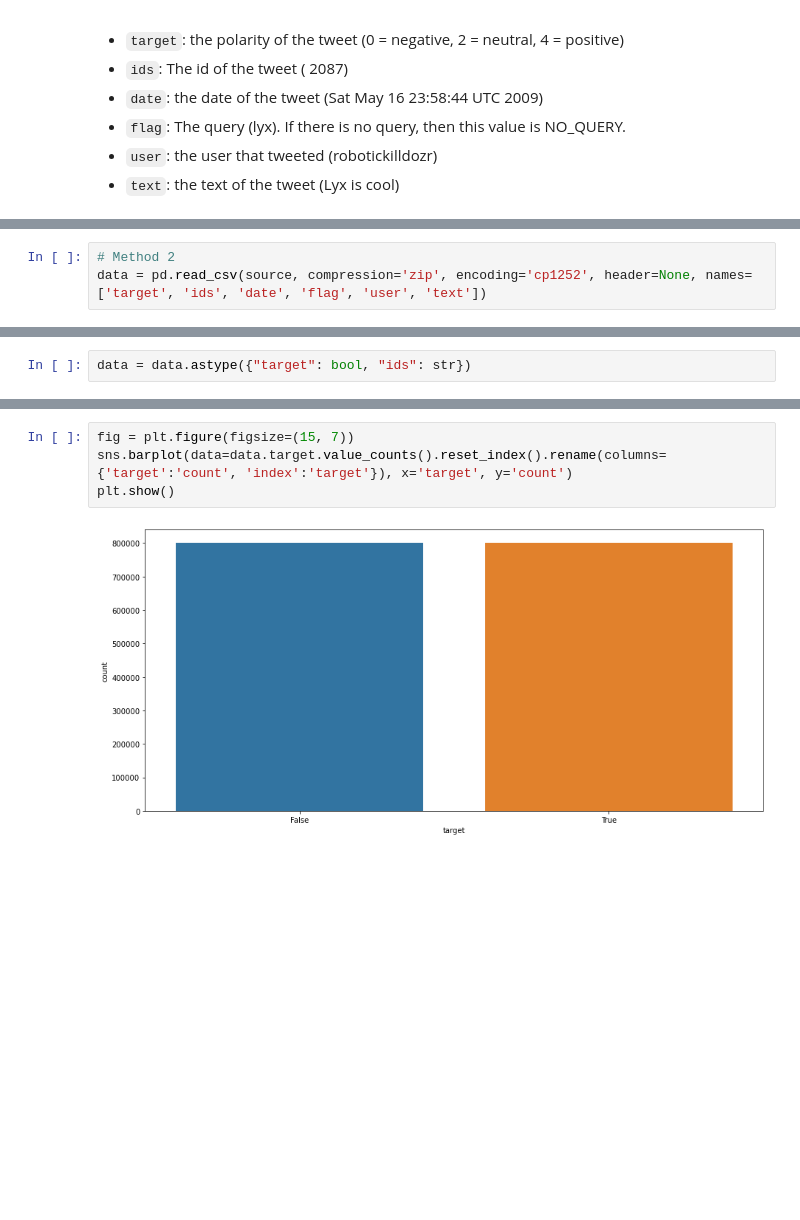
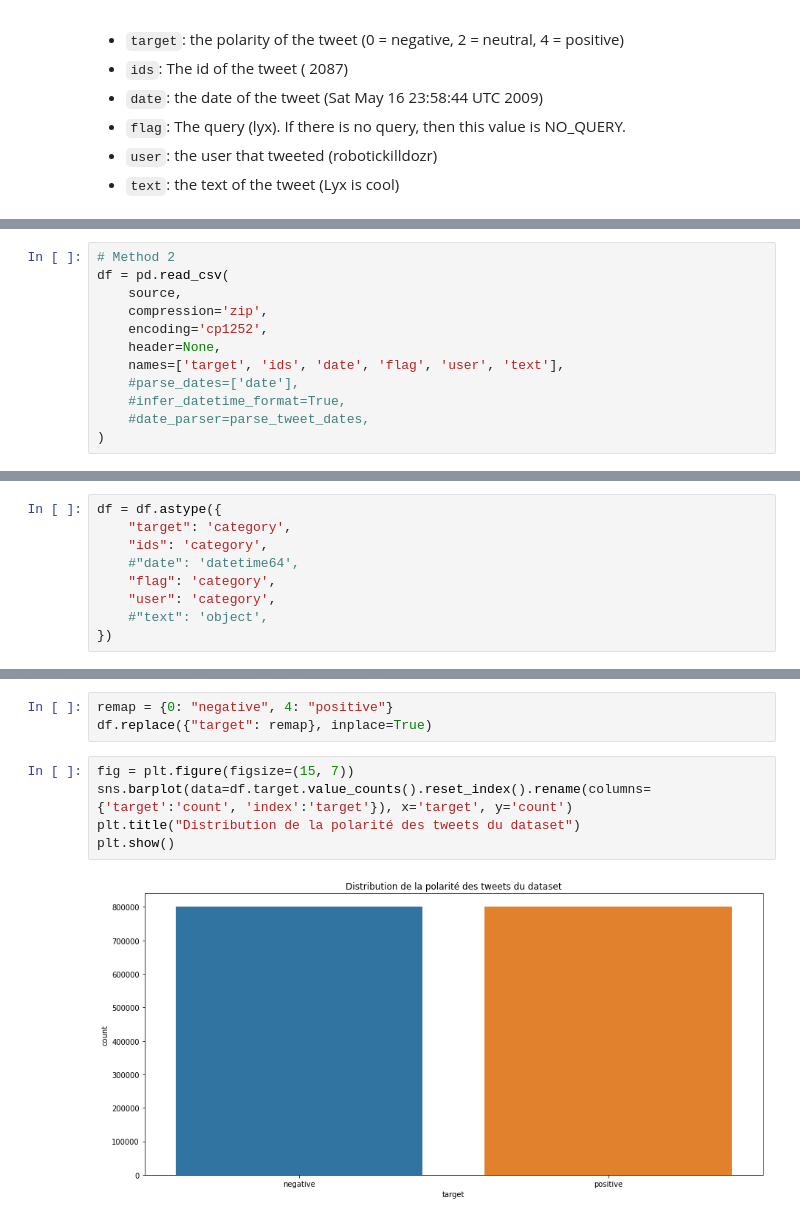
Before and after one commit to Valkea/OC_AI_07, a Jupyter notebook: 01_EDA.ipynb, the cells around one changed output, grey strips where cells are left out. Saved outputs shown, nothing was run; the diff lists cells and outputs as text; blank space fills up the shorter version.

```diff
--- a/01_EDA.ipynb
+++ b/01_EDA.ipynb
@@ -29,3 +28,12 @@ data = pd.read_csv(zip_file.open('training.1600000.processed.noemoticon.csv'), e
 # %%
 # Method 2
-data = pd.read_csv(source, compression='zip', encoding='cp1252', header=None, names=['target', 'ids', 'date', 'flag', 'user', 'text'])
+df = pd.read_csv(
+    source,
+    compression='zip',
+    encoding='cp1252',
+    header=None,
+    names=['target', 'ids', 'date', 'flag', 'user', 'text'],
+    #parse_dates=['date'],
+    #infer_datetime_format=True,
+    #date_parser=parse_tweet_dates,
+)
@@ -45,2 +65,9 @@ data.head()
 # %%
-data = data.astype({"target": bool, "ids": str})
+df = df.astype({
+    "target": 'category',
+    "ids": 'category',
+    #"date": 'datetime64',
+    "flag": 'category',
+    "user": 'category',
+    #"text": 'object',
+})
@@ -72,6 +102,10 @@ Name: target, dtype: int64
+# %%
+remap = {0: "negative", 4: "positive"}
+df.replace({"target": remap}, inplace=True)
 # %%
 fig = plt.figure(figsize=(15, 7))
-sns.barplot(data=data.target.value_counts().reset_index().rename(columns={'target':'count', 'index':'target'}), x='target', y='count')
+sns.barplot(data=df.target.value_counts().reset_index().rename(columns={'target':'count', 'index':'target'}), x='target', y='count')
+plt.title("Distribution de la polarité des tweets du dataset")
 plt.show()
 # %% [output]
-[figure, old version]
+[figure, new version]
```
Also changed, not shown: parts of 43 cells of this notebook, 1 other file.
